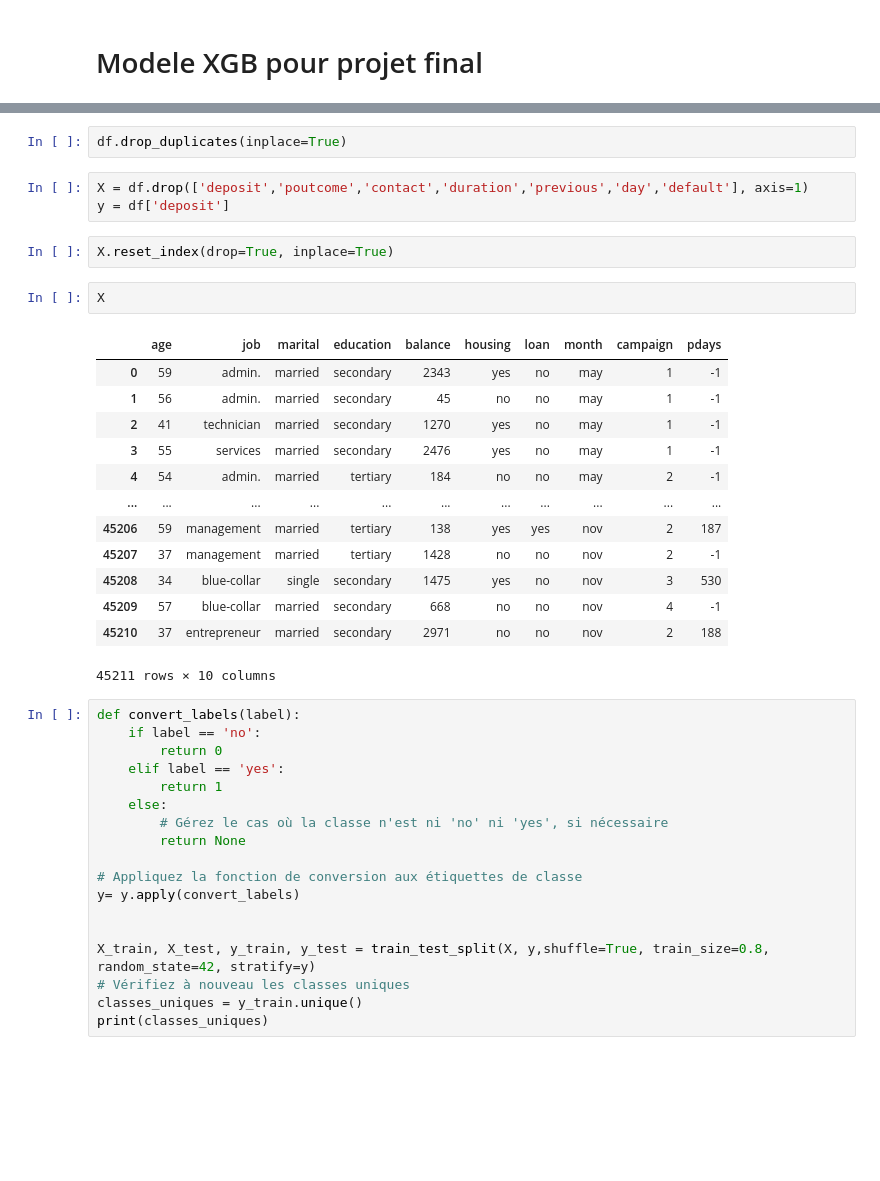
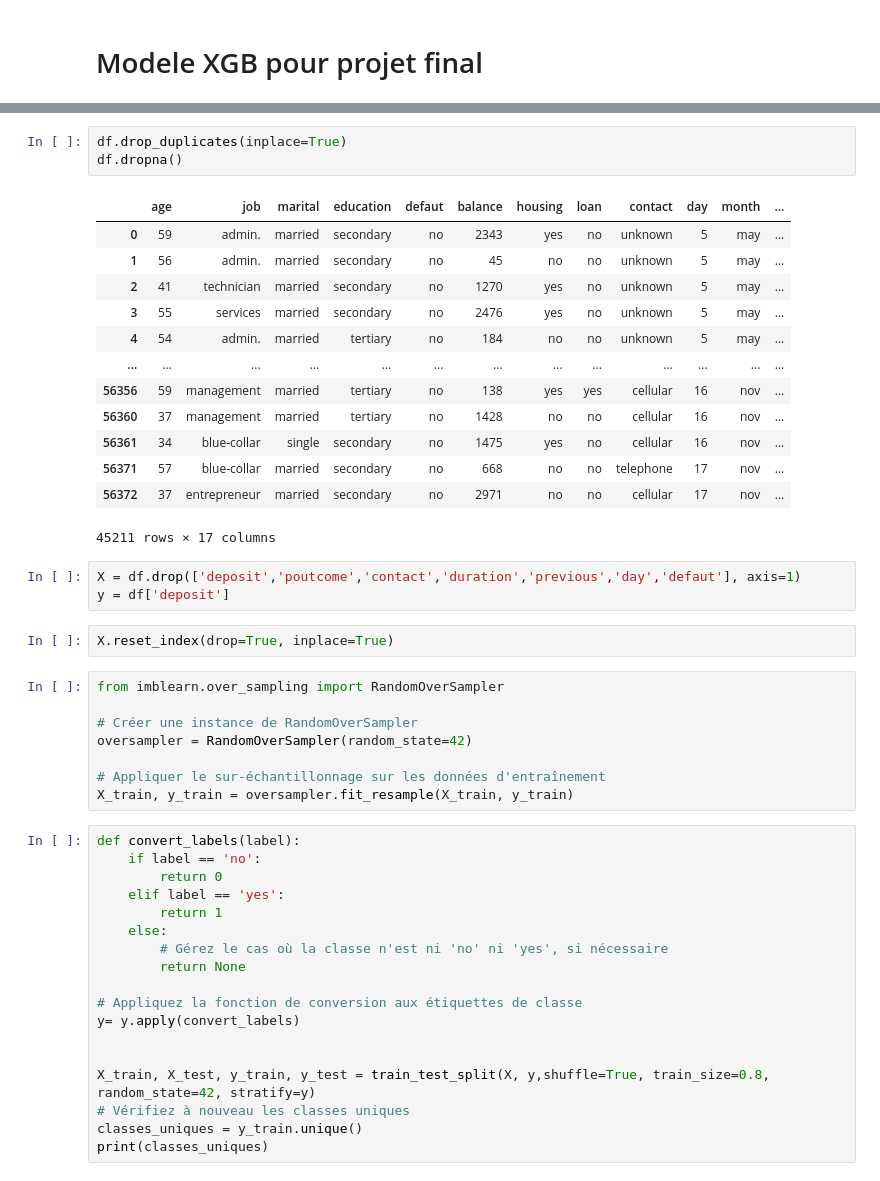
Before and after one commit to anasgfdi/projet_final, a Jupyter notebook: dossier_image_detection/modelisation.ipynb, the cells around one changed output, grey strips where cells are left out. Cells and saved outputs as stored; diff of their text form; blank space fills up the shorter version.

```diff
--- a/dossier_image_detection/modelisation.ipynb
+++ b/dossier_image_detection/modelisation.ipynb
@@ -298,26 +309,33 @@ df = pd.read_csv("data.csv")
 # %%
 df.drop_duplicates(inplace=True)
+df.dropna()
+# %% [output]
+|  | age | job | marital | education | defaut | balance | housing | loan | contact | day | month | ... |
+| 0 | 59 | admin. | married | secondary | no | 2343 | yes | no | unknown | 5 | may | ... |
+| 1 | 56 | admin. | married | secondary | no | 45 | no | no | unknown | 5 | may | ... |
+| 2 | 41 | technician | married | secondary | no | 1270 | yes | no | unknown | 5 | may | ... |
+| 3 | 55 | services | married | secondary | no | 2476 | yes | no | unknown | 5 | may | ... |
+| 4 | 54 | admin. | married | tertiary | no | 184 | no | no | unknown | 5 | may | ... |
+| ... | ... | ... | ... | ... | ... | ... | ... | ... | ... | ... | ... | ... |
+| 56356 | 59 | management | married | tertiary | no | 138 | yes | yes | cellular | 16 | nov | ... |
+| 56360 | 37 | management | married | tertiary | no | 1428 | no | no | cellular | 16 | nov | ... |
+| 56361 | 34 | blue-collar | single | secondary | no | 1475 | yes | no | cellular | 16 | nov | ... |
+| 56371 | 57 | blue-collar | married | secondary | no | 668 | no | no | telephone | 17 | nov | ... |
+| 56372 | 37 | entrepreneur | married | secondary | no | 2971 | no | no | cellular | 17 | nov | ... |
+45211 rows × 17 columns
 # %%
-X = df.drop(['deposit','poutcome','contact','duration','previous','day','default'], axis=1)
+X = df.drop(['deposit','poutcome','contact','duration','previous','day','defaut'], axis=1)
 y = df['deposit']
 # %%
 X.reset_index(drop=True, inplace=True)
-# %%
-X
-# %% [output]
-|  | age | job | marital | education | balance | housing | loan | month | campaign | pdays |
-| 0 | 59 | admin. | married | secondary | 2343 | yes | no | may | 1 | -1 |
-| 1 | 56 | admin. | married | secondary | 45 | no | no | may | 1 | -1 |
-| 2 | 41 | technician | married | secondary | 1270 | yes | no | may | 1 | -1 |
-| 3 | 55 | services | married | secondary | 2476 | yes | no | may | 1 | -1 |
-| 4 | 54 | admin. | married | tertiary | 184 | no | no | may | 2 | -1 |
-| ... | ... | ... | ... | ... | ... | ... | ... | ... | ... | ... |
-| 45206 | 59 | management | married | tertiary | 138 | yes | yes | nov | 2 | 187 |
-| 45207 | 37 | management | married | tertiary | 1428 | no | no | nov | 2 | -1 |
-| 45208 | 34 | blue-collar | single | secondary | 1475 | yes | no | nov | 3 | 530 |
-| 45209 | 57 | blue-collar | married | secondary | 668 | no | no | nov | 4 | -1 |
-| 45210 | 37 | entrepreneur | married | secondary | 2971 | no | no | nov | 2 | 188 |
-45211 rows × 10 columns
+# %%
+from imblearn.over_sampling import RandomOverSampler
+
+# Créer une instance de RandomOverSampler
+oversampler = RandomOverSampler(random_state=42)
+
+# Appliquer le sur-échantillonnage sur les données d'entraînement
+X_train, y_train = oversampler.fit_resample(X_train, y_train)
 # %%
 def convert_labels(label):
     if label == 'no':
```
Also changed, not shown: parts of 23 cells of this notebook, 7 other files.
